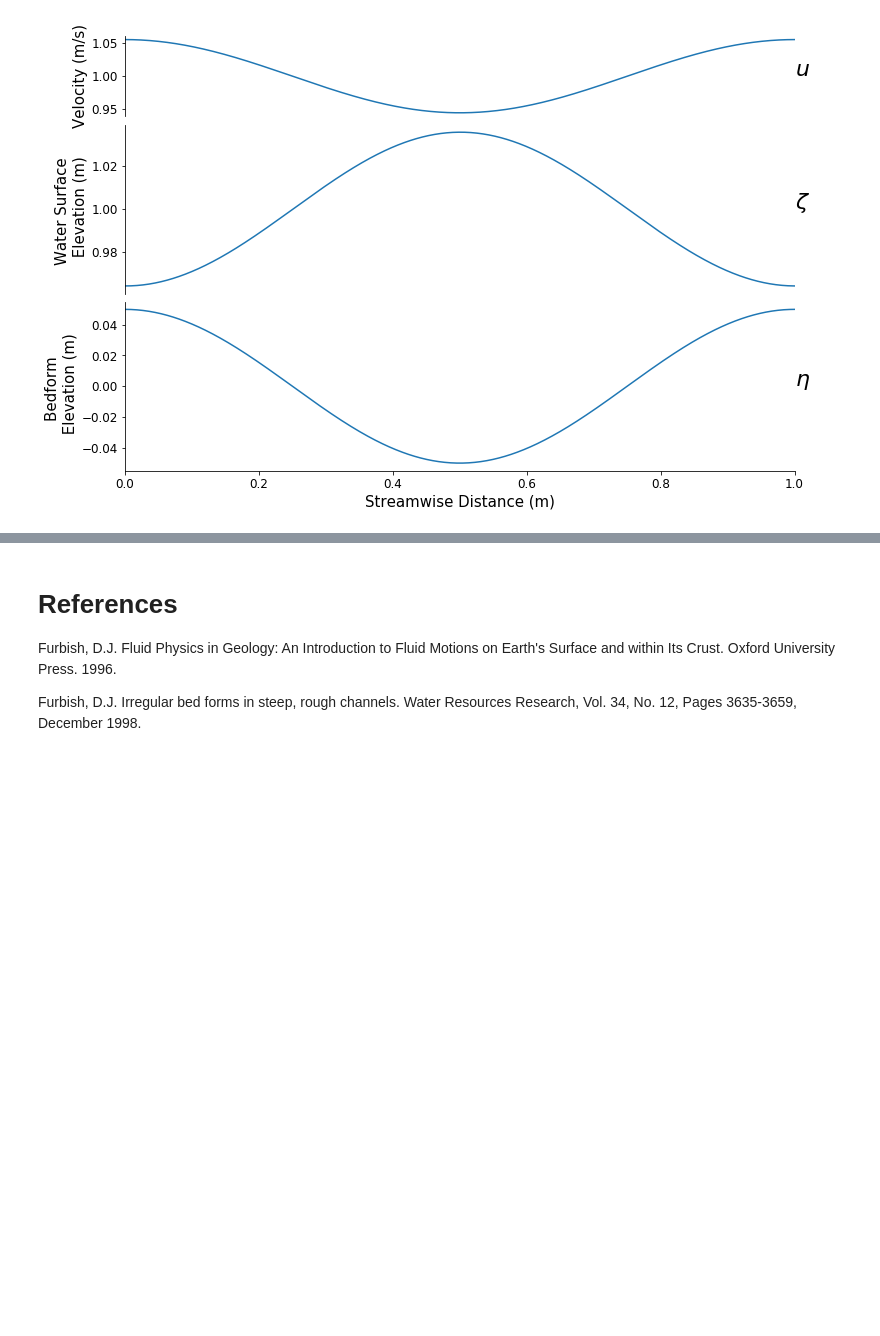
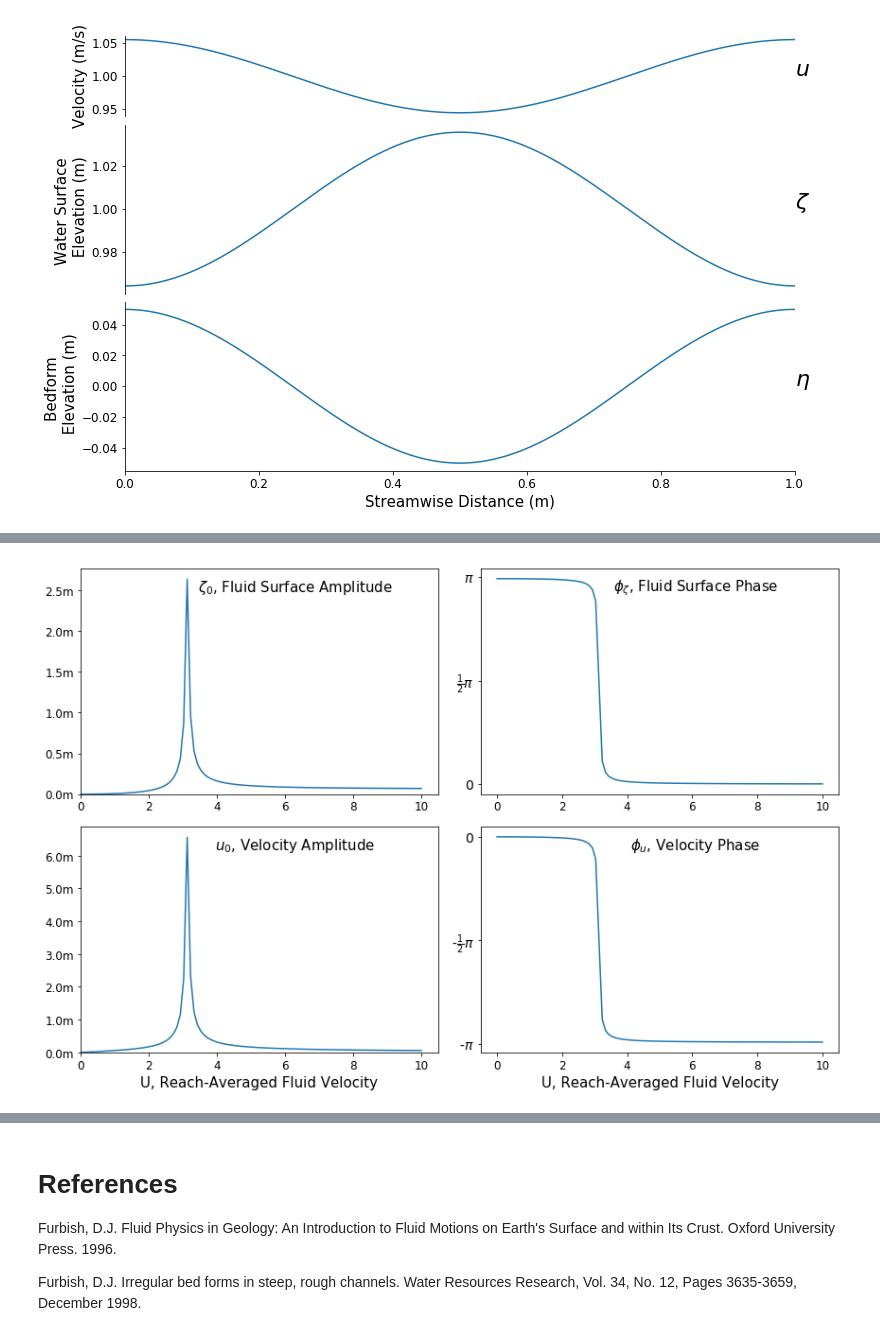
Before and after one commit to elischwat/Fluid-Flow-Over-a-Wavy-Bedform, a Jupyter notebook: Fluid Flow Over a Wavy Bedform.ipynb, the cells around one changed output, grey strips where cells are left out. Saved outputs shown, nothing was run; the diff lists cells and outputs as text; code cells hidden in the pictures; blank space fills up the shorter version.

```diff
--- a/Fluid Flow Over a Wavy Bedform.ipynb
+++ b/Fluid Flow Over a Wavy Bedform.ipynb
@@ -184,0 +218,8 @@ plotWavyBedform(eta0, lamb, U, g, H, gamma, x)
+# %%
+from amps_phases_varying_w_U import plotAmpsPhasesVaryingWithU
+lamb = 5
+gamma = 0.01
+U = np.linspace(10**-4,10,100)
+plotAmpsPhasesVaryingWithU(eta0, lamb, U, g, H, gamma)
+# %% [output]
+[figure, added]
```
Also changed, not shown: parts of 24 cells of this notebook, 5 other files.
